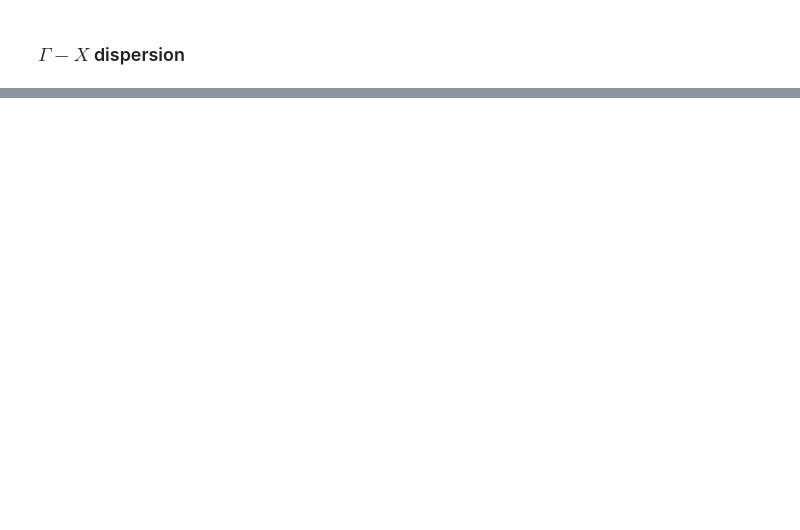
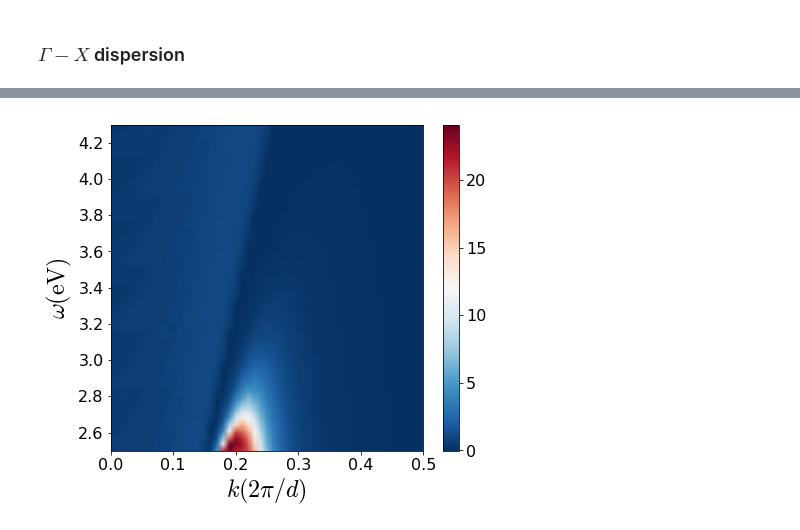
Before and after one commit to 711er/cde, a Jupyter notebook: cde-dynamical-band.ipynb, the cells around one changed output, grey strips where cells are left out. Saved outputs shown, nothing was run; the diff lists cells and outputs as text; code cells hidden in the pictures; blank space fills up the shorter version.

```diff
--- a/cde-dynamical-band.ipynb
+++ b/cde-dynamical-band.ipynb
@@ -388,3 +464,20 @@ print(mat2)
 # %% [markdown]
 ### $\Gamma-X$ dispersion
+# %%
+lat = square
+Gamma = lat.reci_vec(0, 0, 0)
+X = lat.reci_vec(0.5, 0, 0)
+d = 75*nm
+a_o_d = 1.0/3.0
+a = d*a_o_d
+nk = 51
+nw = 51
+w_min, w_max = 2.5, 4.3
+ws = np.linspace(w_min, w_max, nw)
+kws = ev2kw(ws, d)*twopi
+
+kmesh = kpath(Gamma, X, nk, end_point=True)
+ks = np.array(kmesh)[:, 0]/twopi
+# ks = np.arange(nk)
+kgrid, wgrid = np.meshgrid( ks, ws )
 # %%
@@ -439,0 +508,18 @@ plt.show()
+# %%
+fig = plt.figure(figsize=(7,6))
+ax = fig.add_subplot(111)
+# im1 = ax.pcolormesh(kgrid, wgrid, np.imag(w1),
+# # #                    vmin = 0, vmax = 35,
+#                     cmap='RdBu_r')#, shading='gouraud')
+# fig.colorbar(im1)
+im2 = ax.pcolormesh(kgrid, wgrid, np.imag(w2),
+#                    vmin = 0, vmax = 15,
+                    cmap='RdBu_r', shading='gouraud')
+fig.colorbar(im2)
+plt.xlabel(r'$k(2\pi/d)$')
+plt.ylabel(r'$\omega(\mathrm{eV})$')
+# plt.tight_layout()
+# plt.savefig('I-mode-dynamical.pdf')
+plt.show()
+# %% [output]
+[figure, added]
```
Also changed, not shown: parts of 19 cells of this notebook.
